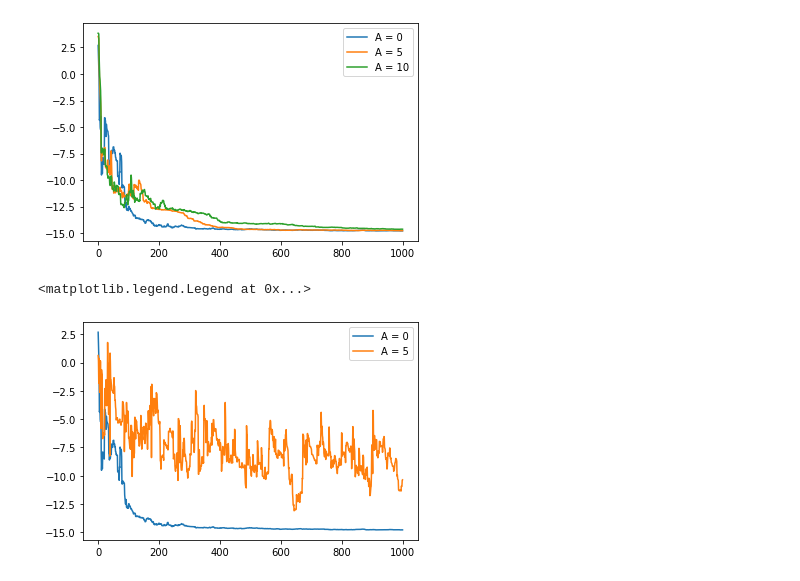
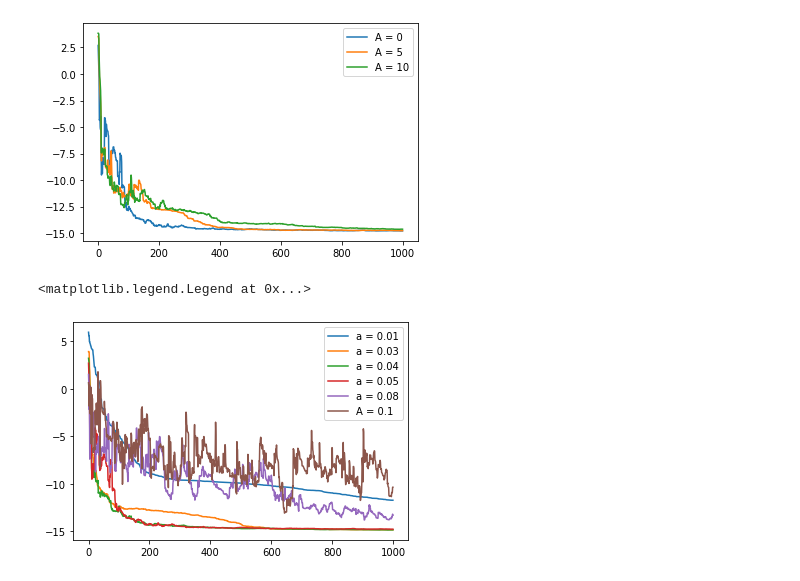
Before and after one commit to immoth/Hubbard_summetries, a Jupyter notebook: VQE_By_Qubit/Optimization_Plotter.ipynb, the cells around one changed output. Saved outputs shown, nothing was run; the diff lists cells and outputs as text; code cells hidden in the pictures.

```diff
--- a/VQE_By_Qubit/Optimization_Plotter.ipynb
+++ b/VQE_By_Qubit/Optimization_Plotter.ipynb
@@ -54,7 +54,7 @@ El_c005 = [loaded_object_c005[i]['E'] for i in range(len(loaded_object_c02))]
 El_c001 = [loaded_object_c001[i]['E'] for i in range(len(loaded_object_c02))]
 El_c0001 = [loaded_object_c0001[i]['E'] for i in range(len(loaded_object_c02))]
 El_c0 = [loaded_object_c0[i]['E'] for i in range(len(loaded_object_c02))]
-tl = [i for i in range(len(El))]
+tl = [i for i in range(len(El_c1))]
 
 plt.plot(tl,El_c2,label = "c = 2.0")
 plt.plot(tl,El_c1,label = "c = 1.0")
@@ -117,21 +117,45 @@ x = 1
 y = 2
 z = 3
 # %%
+a = 0.01
+file_to_read = open("VQE_ByQubit"+str(T)+"_A_"+str(A)+"_a_"+str(a)+"_c_"+str(c)+"_beta_"+str(beta)+"_gamma_"+str(gamma)+"_x_"+str(x)+"_y_"+str(y)+"_z_"+str(z)+".pickle", "rb")
+loaded_object_a001 = pickle.load(file_to_read)
+
+a = 0.03
+file_to_read = open("VQE_ByQubit"+str(T)+"_A_"+str(A)+"_a_"+str(a)+"_c_"+str(c)+"_beta_"+str(beta)+"_gamma_"+str(gamma)+"_x_"+str(x)+"_y_"+str(y)+"_z_"+str(z)+".pickle", "rb")
+loaded_object_a003 = pickle.load(file_to_read)
+
+a = 0.04
+file_to_read = open("VQE_ByQubit"+str(T)+"_A_"+str(A)+"_a_"+str(a)+"_c_"+str(c)+"_beta_"+str(beta)+"_gamma_"+str(gamma)+"_x_"+str(x)+"_y_"+str(y)+"_z_"+str(z)+".pickle", "rb")
+loaded_object_a004 = pickle.load(file_to_read)
+
 a = 0.05
 file_to_read = open("VQE_ByQubit"+str(T)+"_A_"+str(A)+"_a_"+str(a)+"_c_"+str(c)+"_beta_"+str(beta)+"_gamma_"+str(gamma)+"_x_"+str(x)+"_y_"+str(y)+"_z_"+str(z)+".pickle", "rb")
 loaded_object_a005 = pickle.load(file_to_read)
 
+a = 0.08
+file_to_read = open("VQE_ByQubit"+str(T)+"_A_"+str(A)+"_a_"+str(a)+"_c_"+str(c)+"_beta_"+str(beta)+"_gamma_"+str(gamma)+"_x_"+str(x)+"_y_"+str(y)+"_z_"+str(z)+".pickle", "rb")
+loaded_object_a008 = pickle.load(file_to_read)
+
 a = 0.1
 file_to_read = open("VQE_ByQubit"+str(T)+"_A_"+str(A)+"_a_"+str(a)+"_c_"+str(c)+"_beta_"+str(beta)+"_gamma_"+str(gamma)+"_x_"+str(x)+"_y_"+str(y)+"_z_"+str(z)+".pickle", "rb")
 loaded_object_a01 = pickle.load(file_to_read)
 # %%
+El_a001 = [loaded_object_a001[i]['E'] for i in range(len(loaded_object_A5))]
+El_a003 = [loaded_object_a003[i]['E'] for i in range(len(loaded_object_A5))]
+El_a004 = [loaded_object_a004[i]['E'] for i in range(len(loaded_object_A5))]
 El_a005 = [loaded_object_a005[i]['E'] for i in range(len(loaded_object_A5))]
+El_a008 = [loaded_object_a008[i]['E'] for i in range(len(loaded_object_A5))]
 El_a01 = [loaded_object_a01[i]['E'] for i in range(len(loaded_object_A10))]
 
 
-plt.plot(tl,El_a005,label = "A = 0")
-plt.plot(tl,El_a01,label = "A = 5")
+plt.plot(tl,El_a001,label = "a = 0.01")
+plt.plot(tl,El_a003,label = "a = 0.03")
+plt.plot(tl,El_a004,label = "a = 0.04")
+plt.plot(tl,El_a005,label = "a = 0.05")
+plt.plot(tl,El_a008,label = "a = 0.08")
+plt.plot(tl,El_a01,label = "A = 0.1")
 plt.legend()
 # %% [output]
 <matplotlib.legend.Legend at 0x...>
-[figure, old version]
+[figure, new version]
```
Also changed, not shown: 9 other files.
